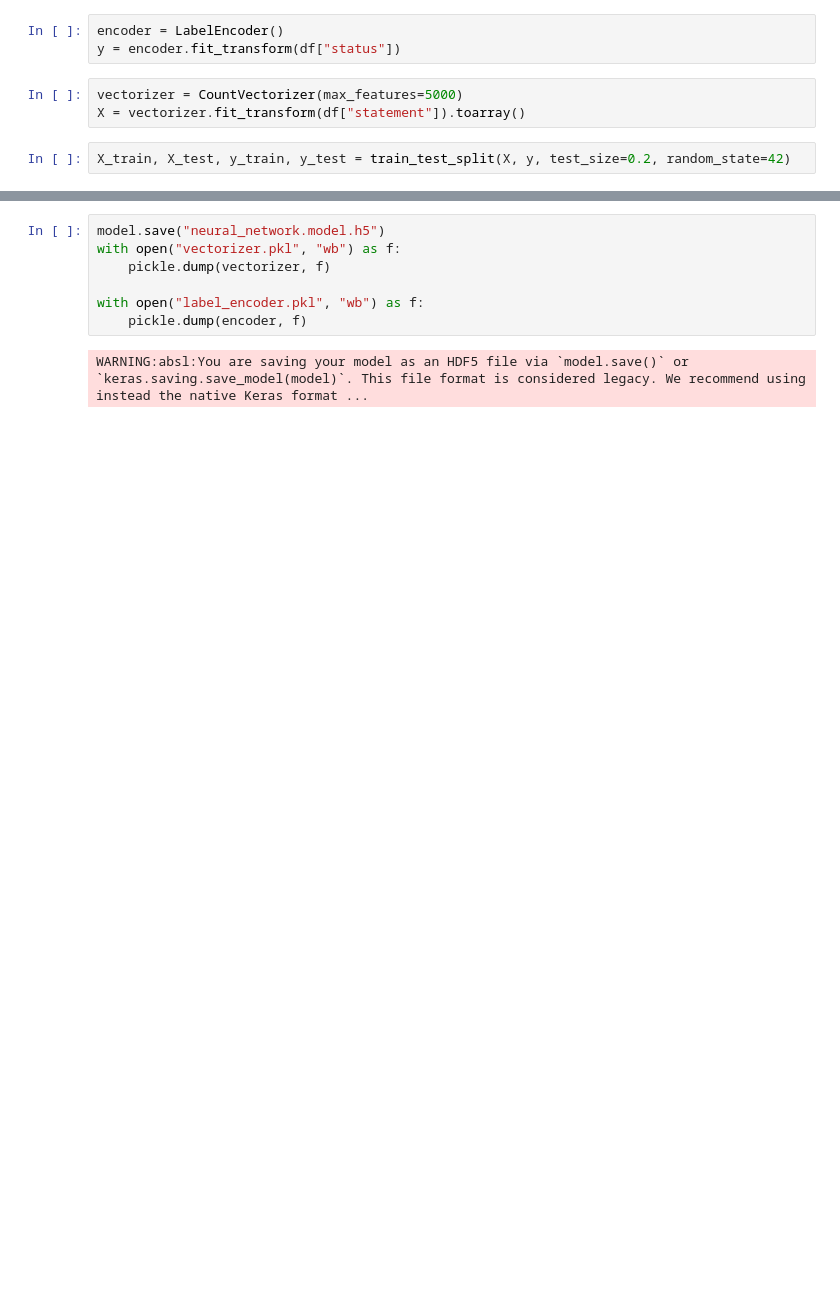
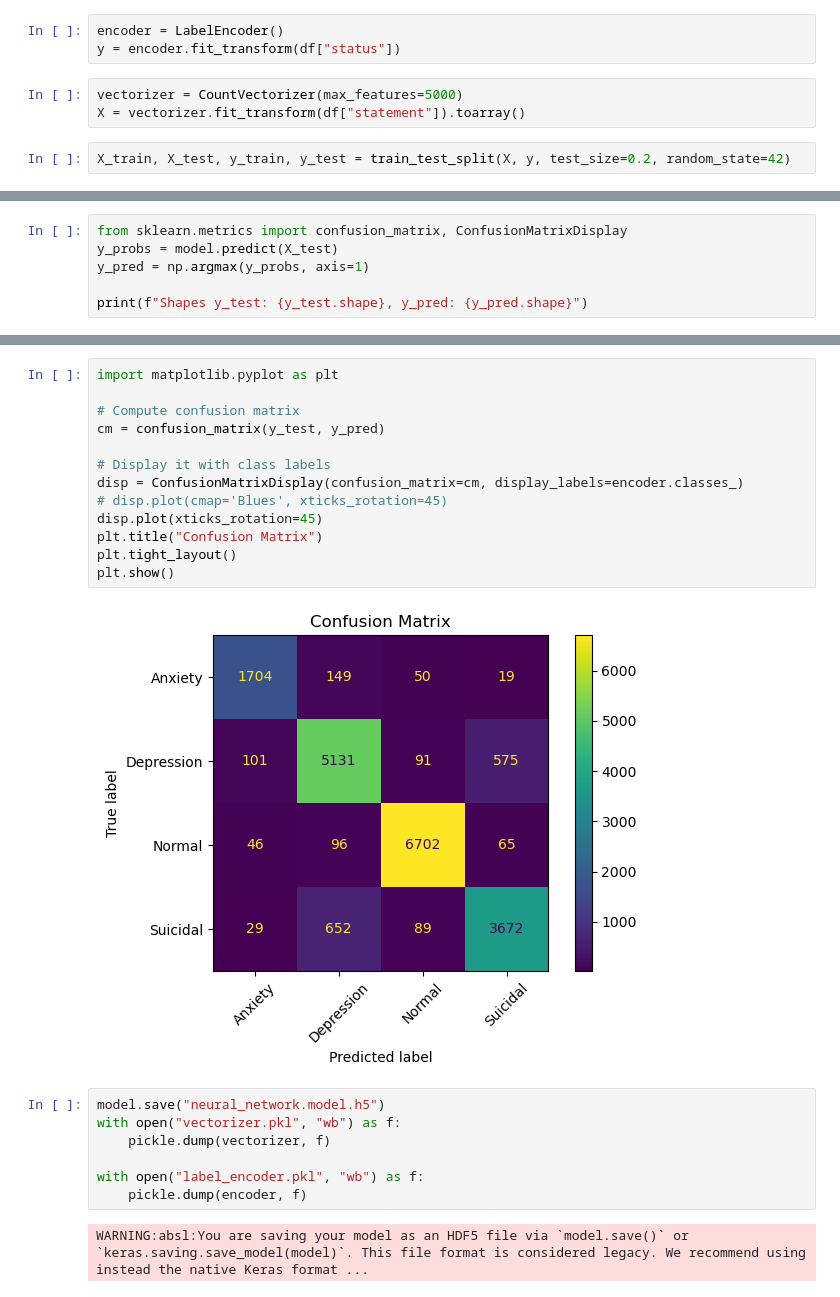
Before and after one commit to TheCSpider/INFO-629-Mental-Health-Classifier, a Jupyter notebook: neural_network/neural_network.ipynb, the cells around one changed output, grey strips where cells are left out. Cells and saved outputs as stored; diff of their text form; blank space fills up the shorter version.

Commit message:
Added a confusion matrix visualization to the neural network notebook

```diff
--- a/neural_network/neural_network.ipynb
+++ b/neural_network/neural_network.ipynb
@@ -66,0 +74,6 @@ Epoch 5/5
+# %%
+from sklearn.metrics import confusion_matrix, ConfusionMatrixDisplay
+y_probs = model.predict(X_test)
+y_pred = np.argmax(y_probs, axis=1)
+
+print(f"Shapes y_test: {y_test.shape}, y_pred: {y_pred.shape}")
@@ -67,3 +83,18 @@ Epoch 5/5
+# %%
+import matplotlib.pyplot as plt
+
+# Compute confusion matrix
+cm = confusion_matrix(y_test, y_pred)
+
+# Display it with class labels
+disp = ConfusionMatrixDisplay(confusion_matrix=cm, display_labels=encoder.classes_)
+# disp.plot(cmap='Blues', xticks_rotation=45)
+disp.plot(xticks_rotation=45)
+plt.title("Confusion Matrix")
+plt.tight_layout()
+plt.show()
+# %% [output]
+[figure, added]
 # %%
 model.save("neural_network.model.h5")
 with open("vectorizer.pkl", "wb") as f:
```
Also changed, not shown: parts of 7 cells of this notebook, 5 other files.
